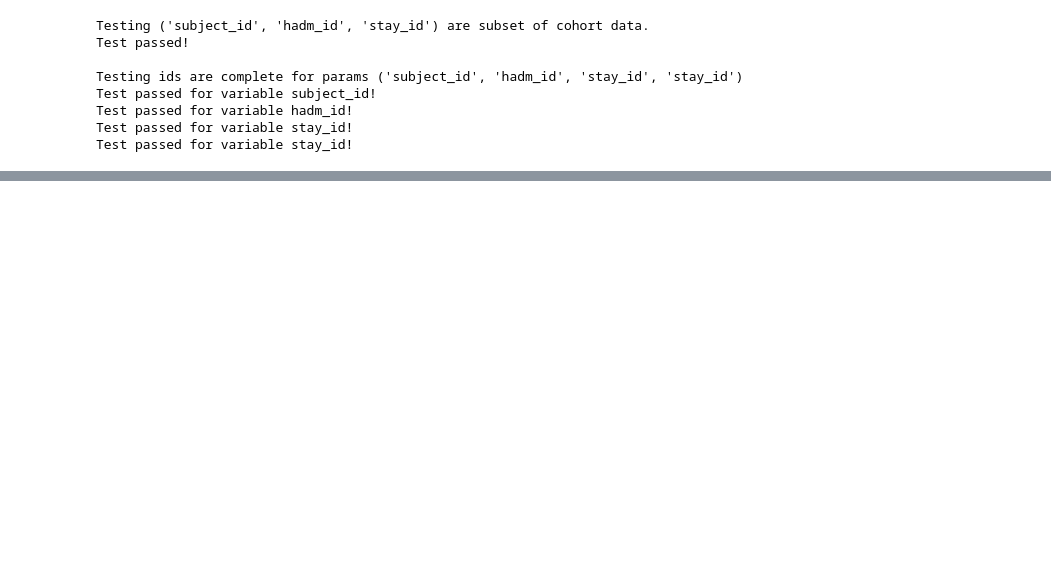
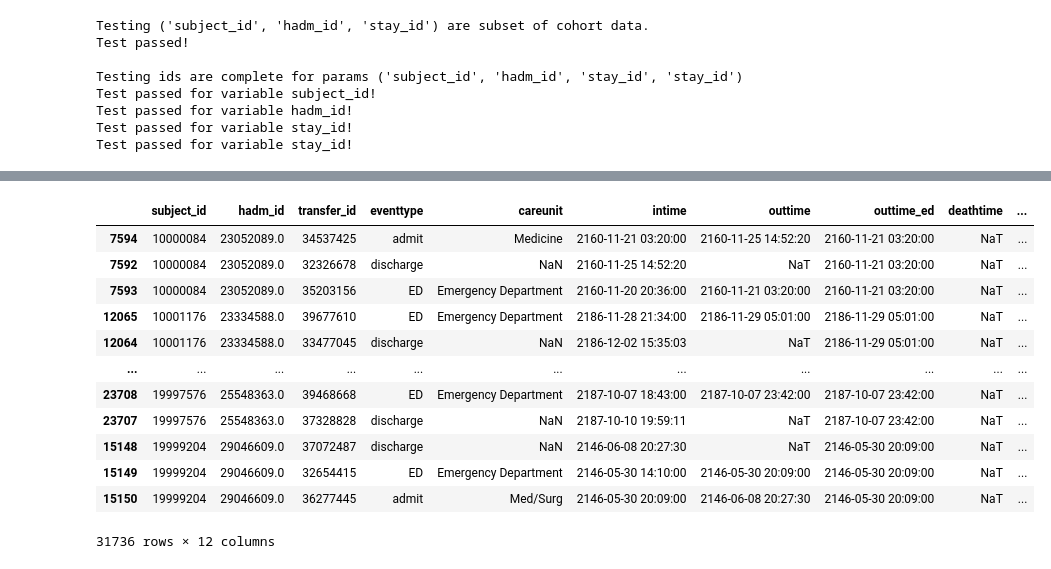
Before and after one commit to hrna-ox/VarPhenClustering, a Jupyter notebook: Developing Code.ipynb, the cells around one changed output, grey strips where cells are left out. Cells and saved outputs as stored; diff of their text form; code cells hidden in the pictures; blank space fills up the shorter version.

```diff
--- a/Developing Code.ipynb
+++ b/Developing Code.ipynb
@@ -218,0 +212,16 @@ Name: outcome_24h, Length: 8140, dtype: object
+# %%
+transfers_S1
+# %% [output]
+|  | subject_id | hadm_id | transfer_id | eventtype | careunit | intime | outtime | outtime_ed | deathtime | ... |
+| 7594 | 10000084 | 23052089.0 | 34537425 | admit | Medicine | 2160-11-21 03:20:00 | 2160-11-25 14:52:20 | 2160-11-21 03:20:00 | NaT | ... |
+| 7592 | 10000084 | 23052089.0 | 32326678 | discharge | NaN | 2160-11-25 14:52:20 | NaT | 2160-11-21 03:20:00 | NaT | ... |
+| 7593 | 10000084 | 23052089.0 | 35203156 | ED | Emergency Department | 2160-11-20 20:36:00 | 2160-11-21 03:20:00 | 2160-11-21 03:20:00 | NaT | ... |
+| 12065 | 10001176 | 23334588.0 | 39677610 | ED | Emergency Department | 2186-11-28 21:34:00 | 2186-11-29 05:01:00 | 2186-11-29 05:01:00 | NaT | ... |
+| 12064 | 10001176 | 23334588.0 | 33477045 | discharge | NaN | 2186-12-02 15:35:03 | NaT | 2186-11-29 05:01:00 | NaT | ... |
+| ... | ... | ... | ... | ... | ... | ... | ... | ... | ... | ... |
+| 23708 | 19997576 | 25548363.0 | 39468668 | ED | Emergency Department | 2187-10-07 18:43:00 | 2187-10-07 23:42:00 | 2187-10-07 23:42:00 | NaT | ... |
+| 23707 | 19997576 | 25548363.0 | 37328828 | discharge | NaN | 2187-10-10 19:59:11 | NaT | 2187-10-07 23:42:00 | NaT | ... |
+| 15148 | 19999204 | 29046609.0 | 37072487 | discharge | NaN | 2146-06-08 20:27:30 | NaT | 2146-05-30 20:09:00 | NaT | ... |
+| 15149 | 19999204 | 29046609.0 | 32654415 | ED | Emergency Department | 2146-05-30 14:10:00 | 2146-05-30 20:09:00 | 2146-05-30 20:09:00 | NaT | ... |
+| 15150 | 19999204 | 29046609.0 | 36277445 | admit | Med/Surg | 2146-05-30 20:09:00 | 2146-06-08 20:27:30 | 2146-05-30 20:09:00 | NaT | ... |
+31736 rows × 12 columns
```
Also changed, not shown: parts of 12 cells of this notebook, 2 other files.
